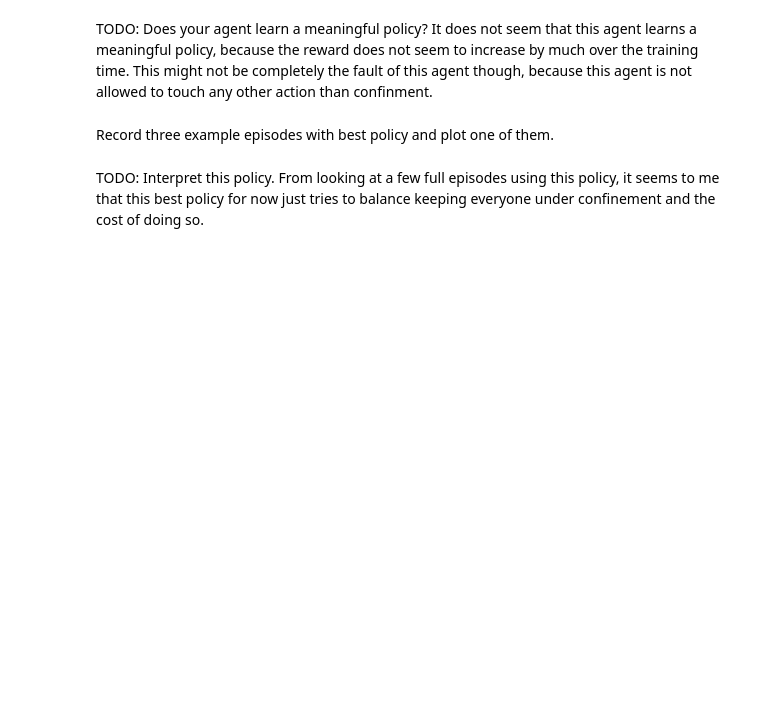
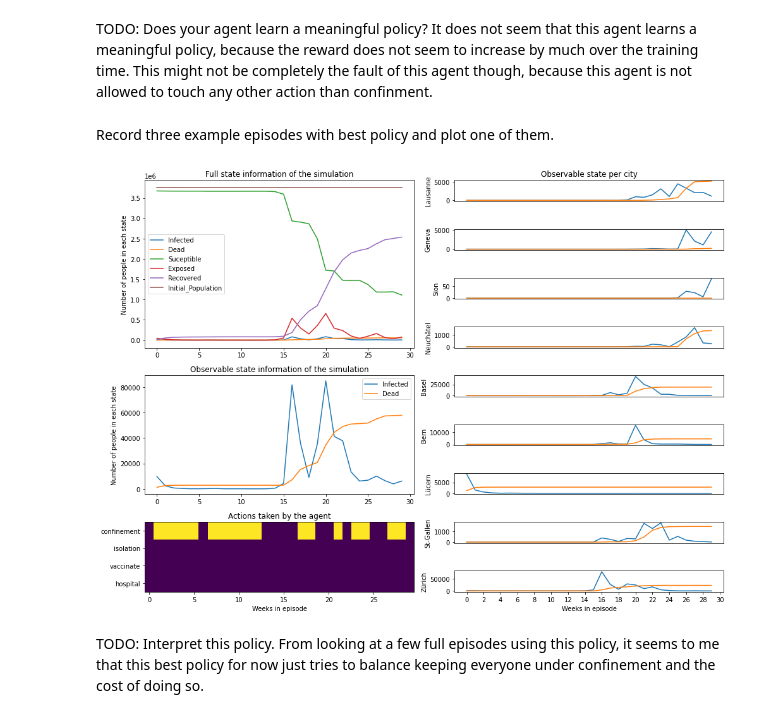
Before and after one commit to Toroto006/ANN-RL-project-DQN, a Jupyter notebook: question3.ipynb, the cells around one changed output. Cells and saved outputs as stored; diff of their text form; code cells hidden in the pictures; blank space fills up the shorter version.

```diff
--- a/question3.ipynb
+++ b/question3.ipynb
@@ -407,7 +423,7 @@ Record three example episodes with best policy and plot one of them.
 agent = DQNagent(env)
 agent.load_model("Q3_best_model.mdl")
 
-def run_simulation(agent,env,seed):
+def run_episode_simulation(agent,env,seed):
     """ Run the simulation """
     log = []
     finished = False
@@ -433,7 +449,7 @@ def run_simulation(agent,env,seed):
     actions = {a:np.array([l.action[a] for l in log]) for a in log[0].action.keys()}
     return deaths, rewards, total, cities, actions
 
-three_example_episodes = [run_simulation(agent,env,SEED+i) for i in range(3)]
+three_example_episodes = [run_episode_simulation(agent,env,SEED+i) for i in range(3)]
 # %%
 # Choose one of the example episodes and plot the results
 deaths, rewards, total, cities, actions = three_example_episodes[0]
@@ -450,34 +466,36 @@ ax_right = {k:ax_right[_id] for _id,k in enumerate(cities.keys())}
 
 [ax_leftstate.plot(y) for y in total.values()]
 ax_leftstate.legend([t.title() for t in total.keys()])
 ax_leftstate.set_title('Full state information of the simulation')
 ax_leftstate.set_ylabel('Number of people in each state')
 
 [ax_leftobs.plot(total[y]) for y in ['infected','dead']]
 ax_leftobs.legend(['Infected','Dead'])
 ax_leftobs.set_title('Observable state information of the simulation')
 ax_leftobs.set_ylabel('Number of people in each state')
 
 ax_leftactions.imshow(np.array([v for v in actions.values()]).astype(np.uint8),aspect='auto')
 ax_leftactions.set_title('Actions taken by the agent')
 ax_leftactions.set_yticks([0,1,2,3])
 ax_leftactions.set_yticklabels(list(actions.keys()))
 ax_leftactions.set_xlabel('Weeks in episode')
 
 [ax.plot(cities[c]['infected']) for c, ax in ax_right.items()]
 [ax.plot(cities[c]['dead']) for c, ax in ax_right.items()]
 [ax.set_ylabel(c) for c, ax in ax_right.items()]
 [ax.xaxis.set_major_locator(plt.NullLocator()) for c, ax in ax_right.items()]
 ax_right['Zürich'].set_xlabel('Weeks in episode')
-ax_right['Zürich'].xaxis.set_major_locator(MultipleLocator(2.000))
+ax_right['Zürich'].xaxis.set_major_locator(ticker.MultipleLocator(2.000))
 ax_right['Lausanne'].set_title('Observable state per city')
 
 fig.tight_layout()
 fig.tight_layout()
 if SAVE_REPORT:
     plt.savefig('figures/created/Q3-a-complete.png', dpi=300)
 else:
     plt.show()
+# %% [output]
+[figure, added]
 # %% [markdown]
 TODO: Interpret this policy.
 From looking at a few full episodes using this policy, it seems to me that this best policy for now just tries to balance keeping everyone under confinement and the cost of doing so.
```
Also changed, not shown: parts of 12 cells of this notebook, 2 other files.
